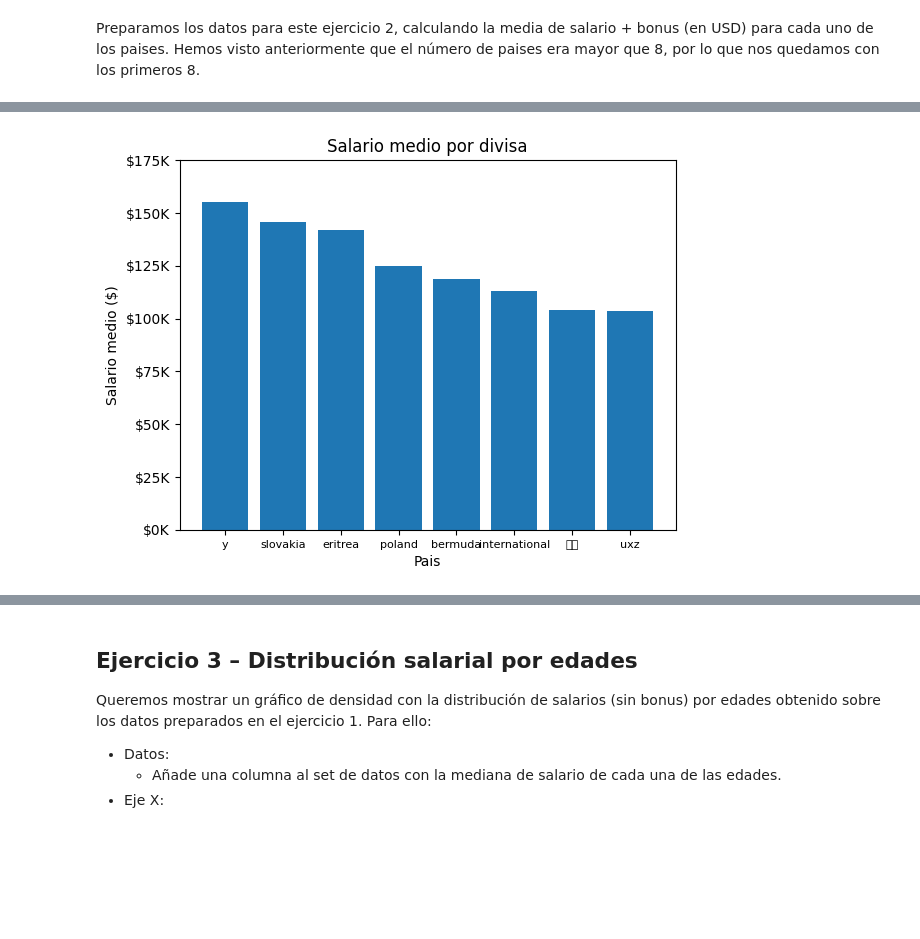
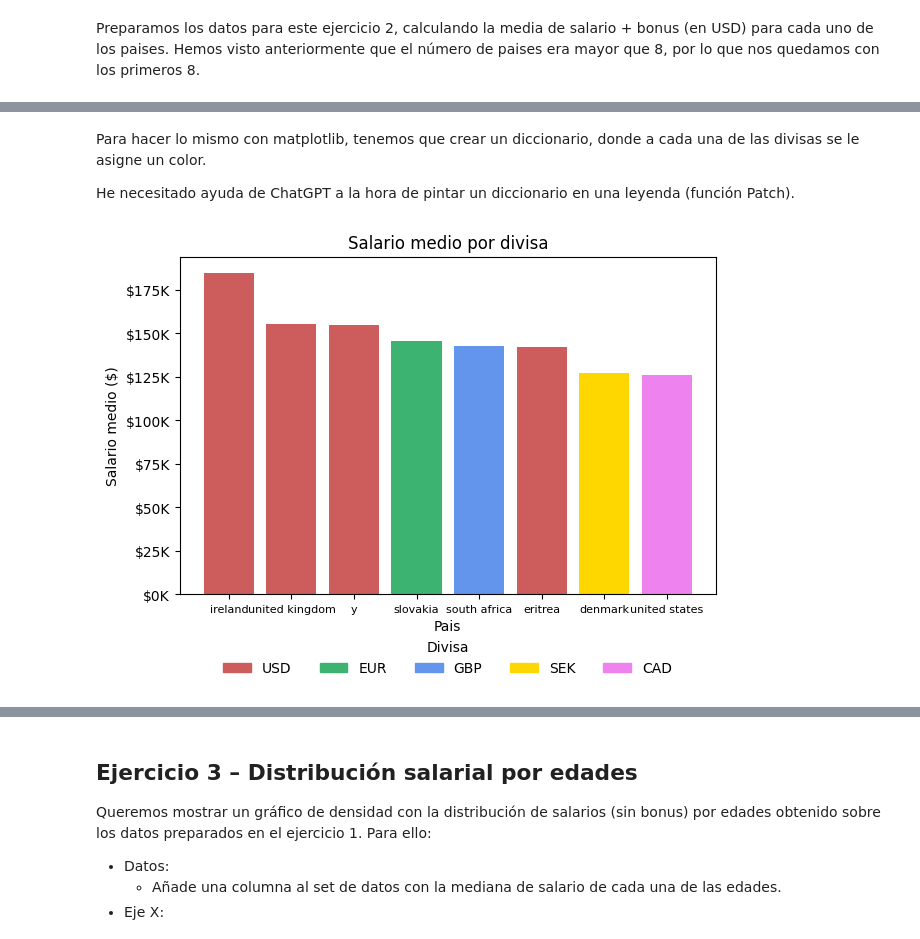
Before and after one commit to laurajimenezalonso/static_visualisation, a Jupyter notebook: notebooks/Ejercicios_Visualizacion_Estatica.ipynb, the cells around one changed output, grey strips where cells are left out. Drawn from its saved outputs; the diff is of its cells as text; code cells hidden in the pictures; blank space fills up the shorter version.

```diff
--- a/notebooks/Ejercicios_Visualizacion_Estatica.ipynb
+++ b/notebooks/Ejercicios_Visualizacion_Estatica.ipynb
@@ -412,7 +412,7 @@ Preparamos los datos para este ejercicio 2, calculando la media de salario + bon
 # %%
 #Preparamos los datos
 data_ej2=(
-    data.groupby(['fixed_country'])[['total_salary_usd']]
+    data.groupby(['fixed_country','currency'])[['total_salary_usd']]
     .mean()
     .reset_index()
     .sort_values(by='total_salary_usd', ascending=False)
@@ -421,13 +436,38 @@ data_ej2=(
+# %% [markdown]
+Para hacer lo mismo con matplotlib, tenemos que crear un diccionario, donde a cada una de las divisas se le asigne un color.
+
+He necesitado ayuda de ChatGPT a la hora de pintar un diccionario en una leyenda (función Patch).
 # %%
-#usando matplotlib
-plt.bar(data_ej2.fixed_country, data_ej2.total_salary_usd)
+
+# Crear un diccionario que asigne un color a cada divisa
+currencies = data_ej2['currency'].unique()
+len(currencies)
+#vemos que hay 5 divisas. Podriamos crear una lista de colores mayor
+colors = ['indianred','mediumseagreen','cornflowerblue','gold','violet']  # paleta de colores
+color_map = {cur: colors[i % len(colors)] for i, cur in enumerate(currencies)}
+
+# Asignar colores a cada fila según su divisa
+bar_colors = data_ej2['currency'].map(color_map)
+
+plt.bar(data_ej2.fixed_country, data_ej2.total_salary_usd, color=bar_colors)
 plt.title('Salario medio por divisa')
 plt.xlabel('Pais')
 plt.xticks(fontsize=8)
 plt.ylabel('Salario medio ($)')
 plt.yticks(range(0, 200000, 25000),
            labels=[f"${number//1000:,.0f}K" for number in range(0, 200000, 25000)])
 
+# Leyenda directa desde el diccionario
+from matplotlib.patches import Patch
+legend_handles = [Patch(color=c, label=k) for k, c in color_map.items()]
+plt.legend(handles=legend_handles,
+        title="Divisa",
+        loc="upper center",       # punto de referencia en el centro superior
+        bbox_to_anchor=(0.5, -0.1),
+        ncol=5,
+        frameon=False)
+
+plt.tight_layout()
 plt.show()
 # %% [output]
-[figure, old version]
+[figure, new version]
```
Also changed, not shown: parts of 4 cells of this notebook.
